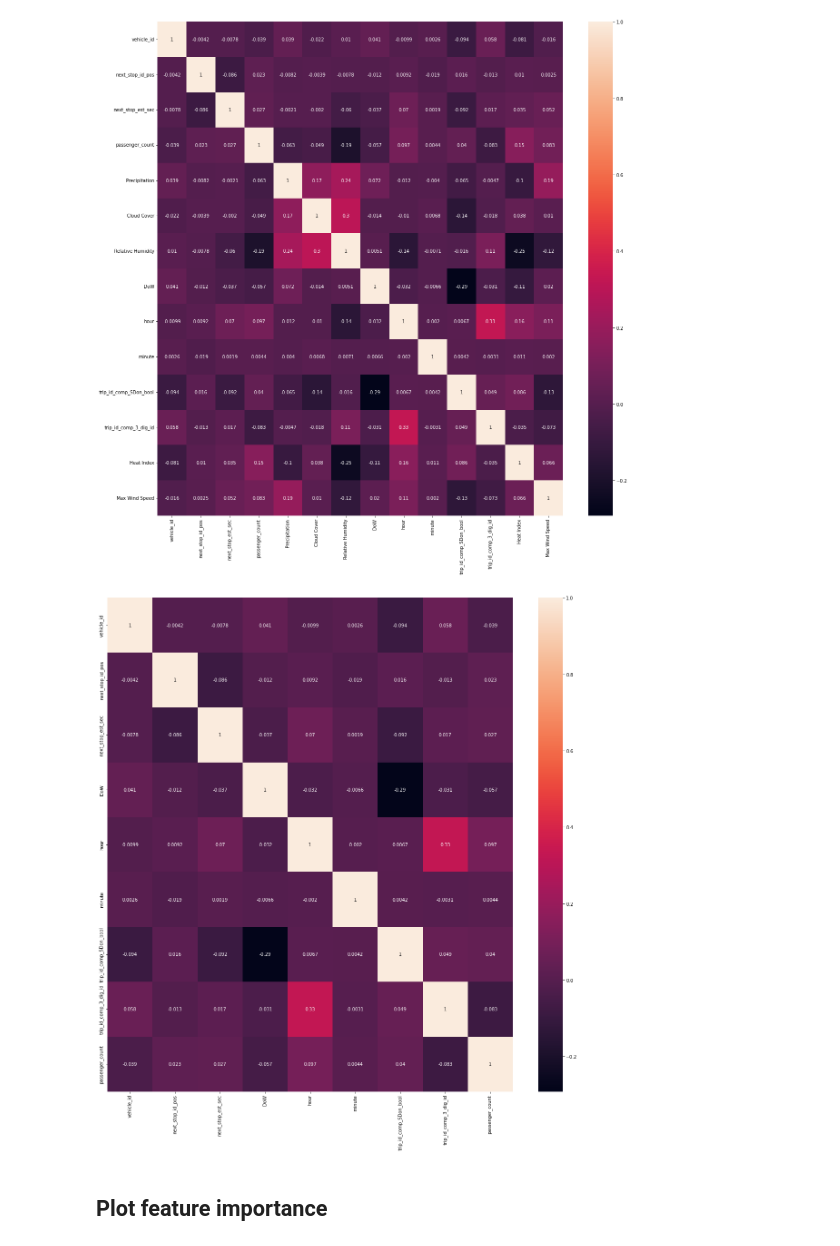
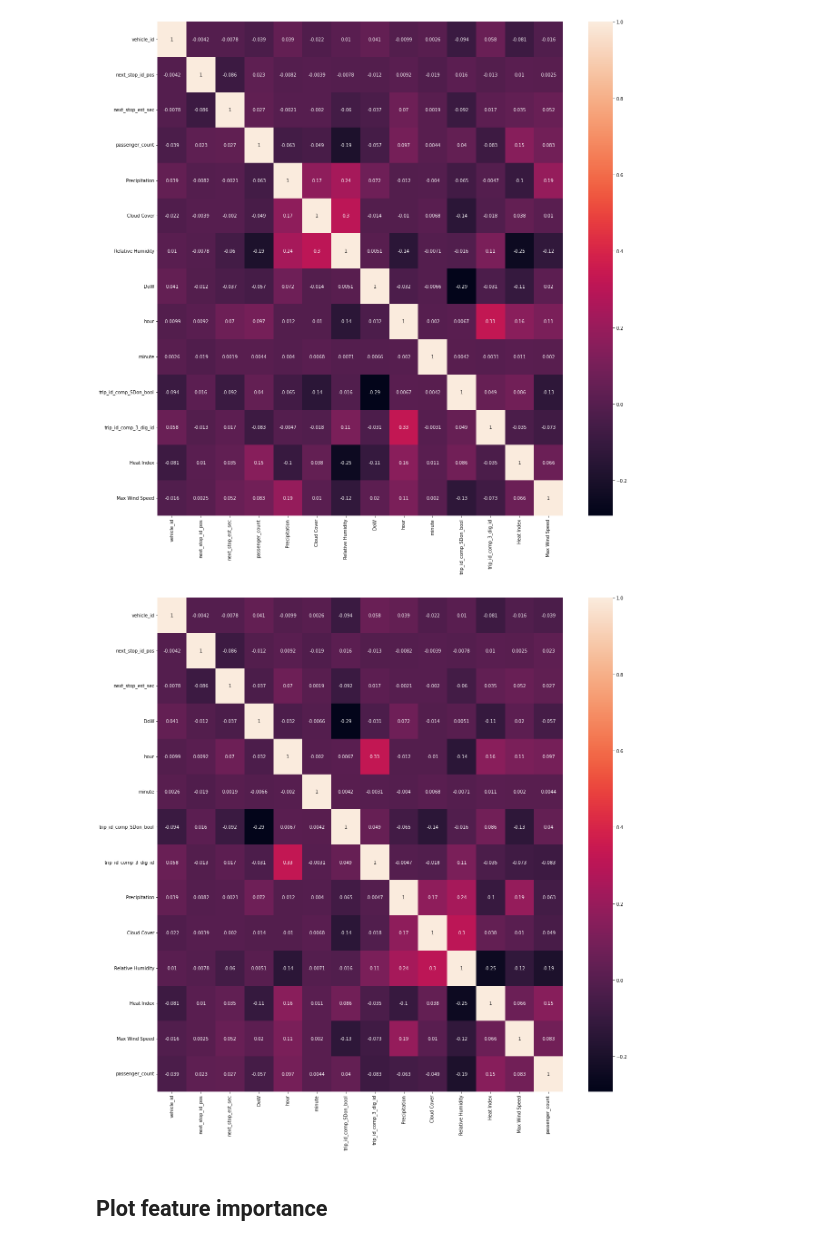
Before and after one commit to alexanderamy/BusPassengerPred, a Jupyter notebook: notebooks/demo.ipynb, the cells around one changed output. Cells and saved outputs as stored; diff of their text form; code cells hidden in the pictures.

```diff
--- a/notebooks/demo.ipynb
+++ b/notebooks/demo.ipynb
@@ -229,25 +231,33 @@ fig = experiment_eval.plot_feature_correlation(subset=None)
 # %%
 bus_features_ls = [
     'vehicle_id',
     'next_stop_id_pos',
     'next_stop_est_sec',
     'DoW',
     'hour',
     'minute',
     'trip_id_comp_SDon_bool',
     'trip_id_comp_3_dig_id',
     # 'day',                   # always drop
     # 'month',                 # always drop
     # 'year',                  # always drop
     # 'trip_id_comp_6_dig_id', # always drop
     # 'timestamp'              # always drop
 ]
 
-subset = bus_features_ls + ['passenger_count']
+weather_features_ls = [
+    'Precipitation',
+    'Cloud Cover',
+    'Relative Humidity',
+    'Heat Index',
+    'Max Wind Speed'
+]
+
+subset = bus_features_ls + weather_features_ls + ['passenger_count']
 
 fig = experiment_eval.plot_feature_correlation(subset=subset)
 # %% [output]
-[figure, old version]
+[figure, new version]
 # %% [markdown]
 ## Plot feature importance
 # %%
```
Also changed, not shown: parts of 3 cells of this notebook, 1 other file.
